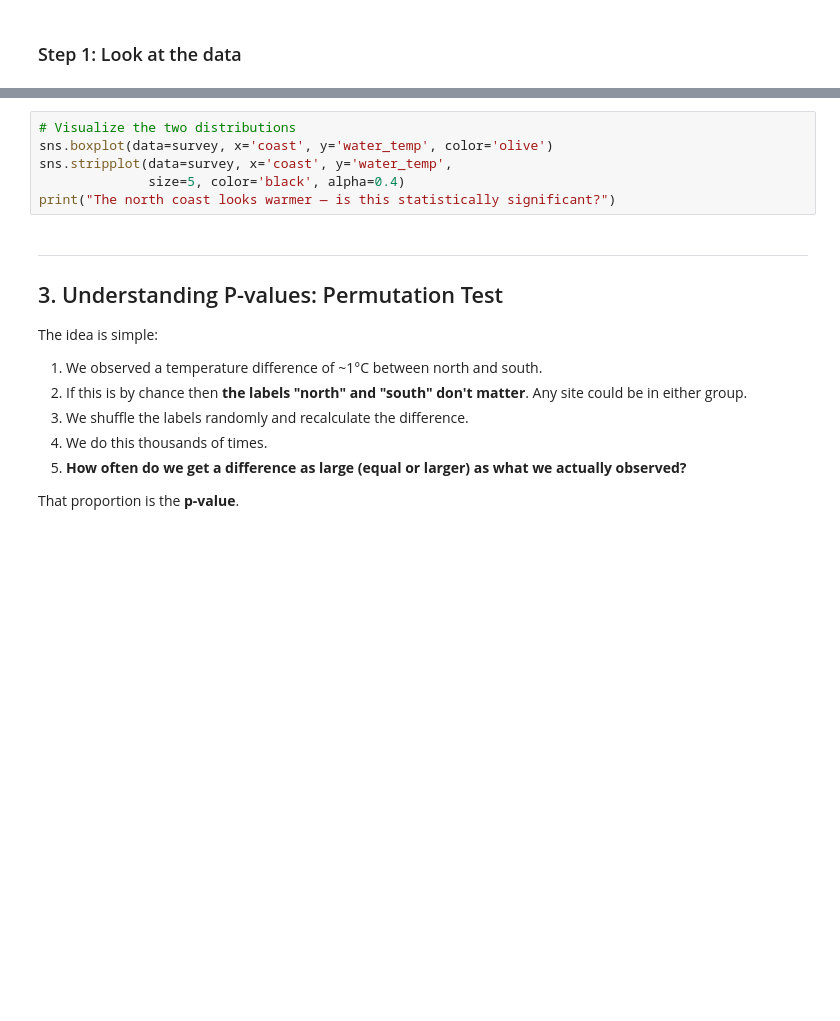
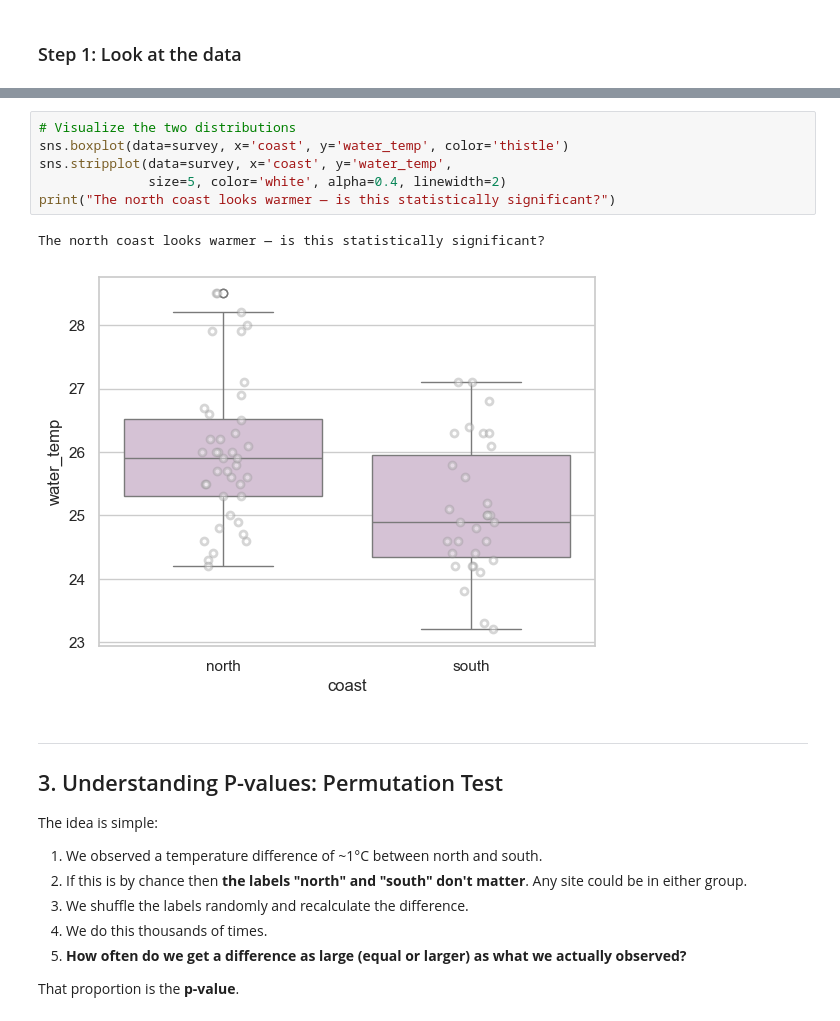
Before and after one commit to cgenomicslab/imbb-data-analysis, a Jupyter notebook: week1/day3_statistics_pvalue.ipynb, the cells around one changed output, grey strips where cells are left out. Cells and saved outputs as stored; diff of their text form; blank space fills up the shorter version.

Commit message:
day 3 edits - color palettes

```diff
--- a/week1/day3_statistics_pvalue.ipynb
+++ b/week1/day3_statistics_pvalue.ipynb
@@ -51,9 +57,12 @@ print("Difference:", round(north['water_temp'].mean() - south['water_temp'].mean
 # %%
 # Visualize the two distributions
-sns.boxplot(data=survey, x='coast', y='water_temp', color='olive')
+sns.boxplot(data=survey, x='coast', y='water_temp', color='thistle')
 sns.stripplot(data=survey, x='coast', y='water_temp',
-              size=5, color='black', alpha=0.4)
+              size=5, color='white', alpha=0.4, linewidth=2)
 print("The north coast looks warmer — is this statistically significant?")
+# %% [output]
+The north coast looks warmer — is this statistically significant?
+[figure, added]
 # %% [markdown]
 ---
 
```
Also changed, not shown: parts of 30 cells of this notebook.
